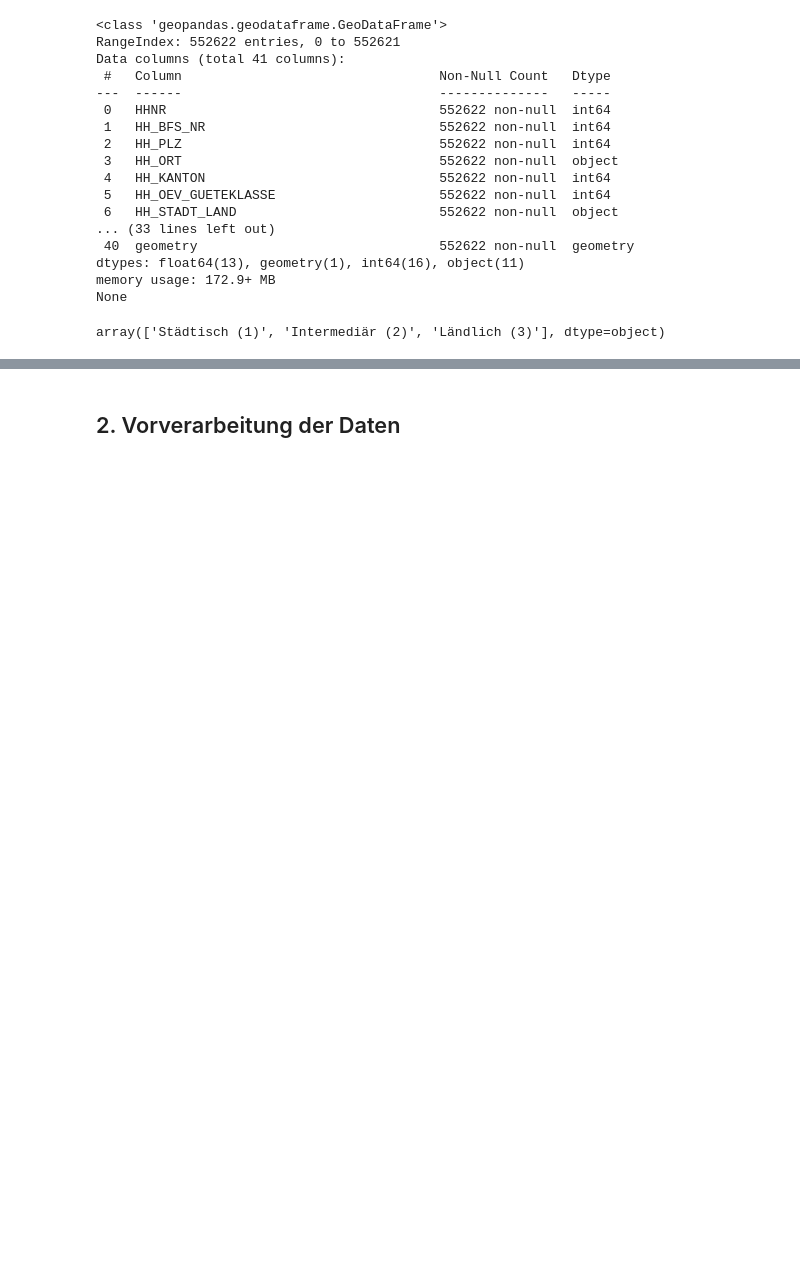
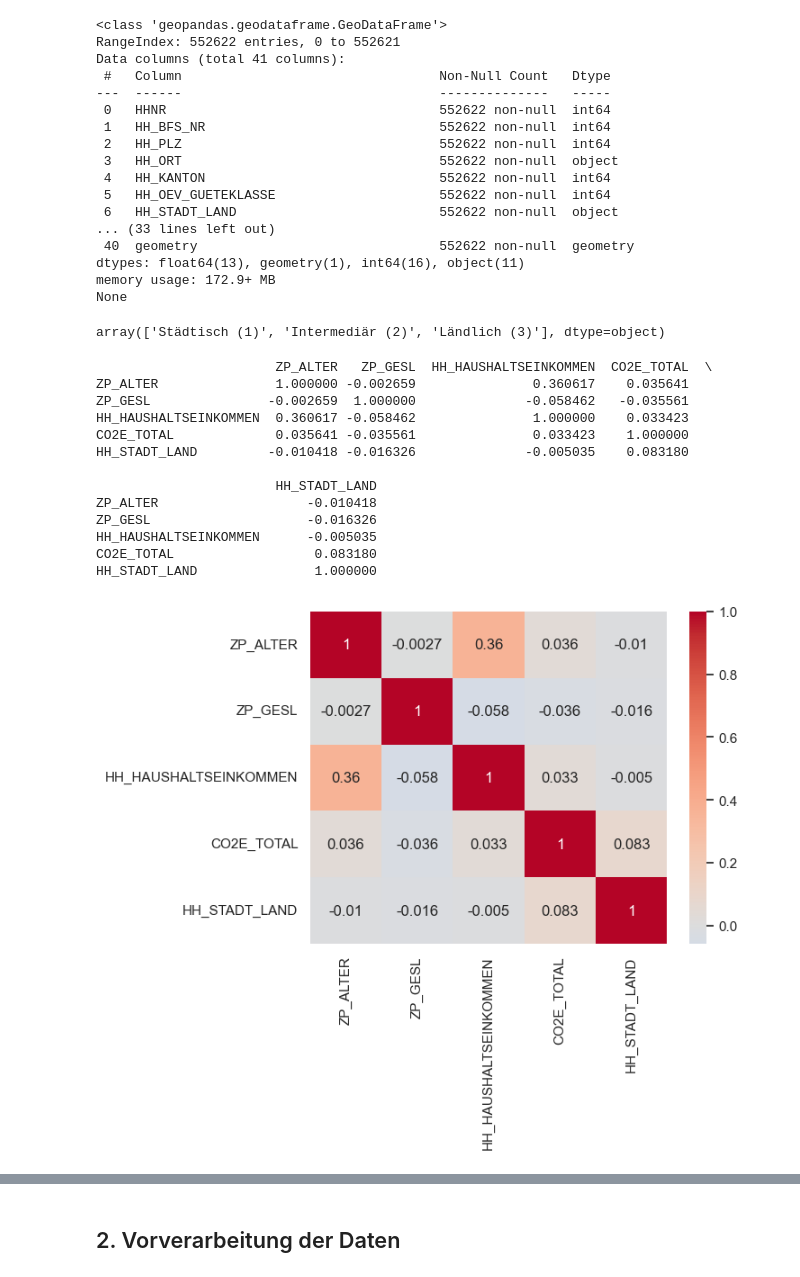
Before and after one commit to LeonidWouters/ANM, a Jupyter notebook: Modell_Stadt-Land-Intermediaer.ipynb, the cells around one changed output, grey strips where cells are left out. Saved outputs shown, nothing was run; the diff lists cells and outputs as text; code cells hidden in the pictures; blank space fills up the shorter version.

```diff
--- a/Modell_Stadt-Land-Intermediaer.ipynb
+++ b/Modell_Stadt-Land-Intermediaer.ipynb
@@ -73,0 +81,21 @@ array(['Städtisch (1)', 'Intermediär (2)', 'Ländlich (3)'], dtype=object)
+# %%
+# Korrelation überprüfen
+correlation_matrix = wege[['ZP_ALTER', 'ZP_GESL', 'HH_HAUSHALTSEINKOMMEN', 'CO2E_TOTAL', 'HH_STADT_LAND']].corr()
+print(correlation_matrix)
+sns.heatmap(correlation_matrix, annot=True, cmap='coolwarm', center=0)
+plt.show()
+# %% [output]
+                       ZP_ALTER   ZP_GESL  HH_HAUSHALTSEINKOMMEN  CO2E_TOTAL  \
+ZP_ALTER               1.000000 -0.002659               0.360617    0.035641
+ZP_GESL               -0.002659  1.000000              -0.058462   -0.035561
+HH_HAUSHALTSEINKOMMEN  0.360617 -0.058462               1.000000    0.033423
+CO2E_TOTAL             0.035641 -0.035561               0.033423    1.000000
+HH_STADT_LAND         -0.010418 -0.016326              -0.005035    0.083180
+
+                       HH_STADT_LAND
+ZP_ALTER                   -0.010418
+ZP_GESL                    -0.016326
+HH_HAUSHALTSEINKOMMEN      -0.005035
+CO2E_TOTAL                  0.083180
+HH_STADT_LAND               1.000000
+[figure, added]
```
Also changed, not shown: parts of 50 cells of this notebook.
